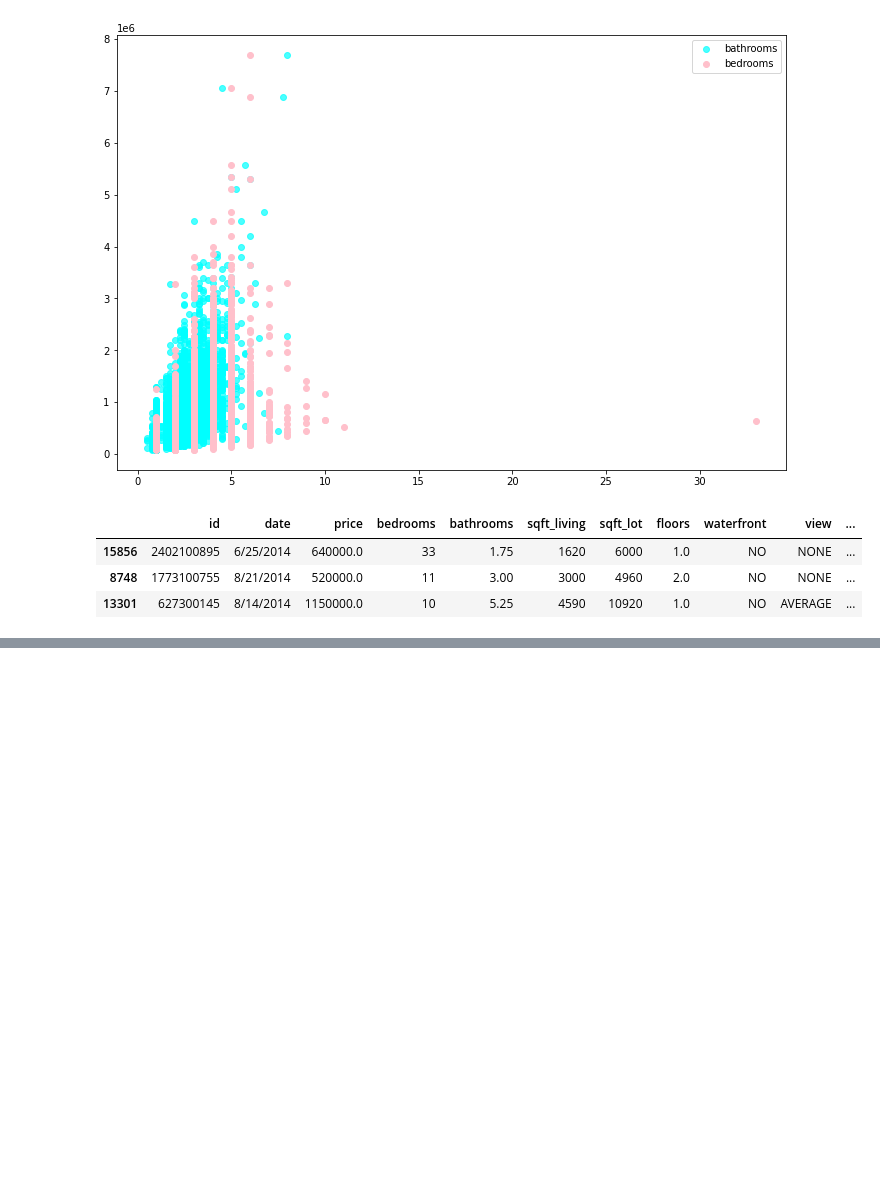
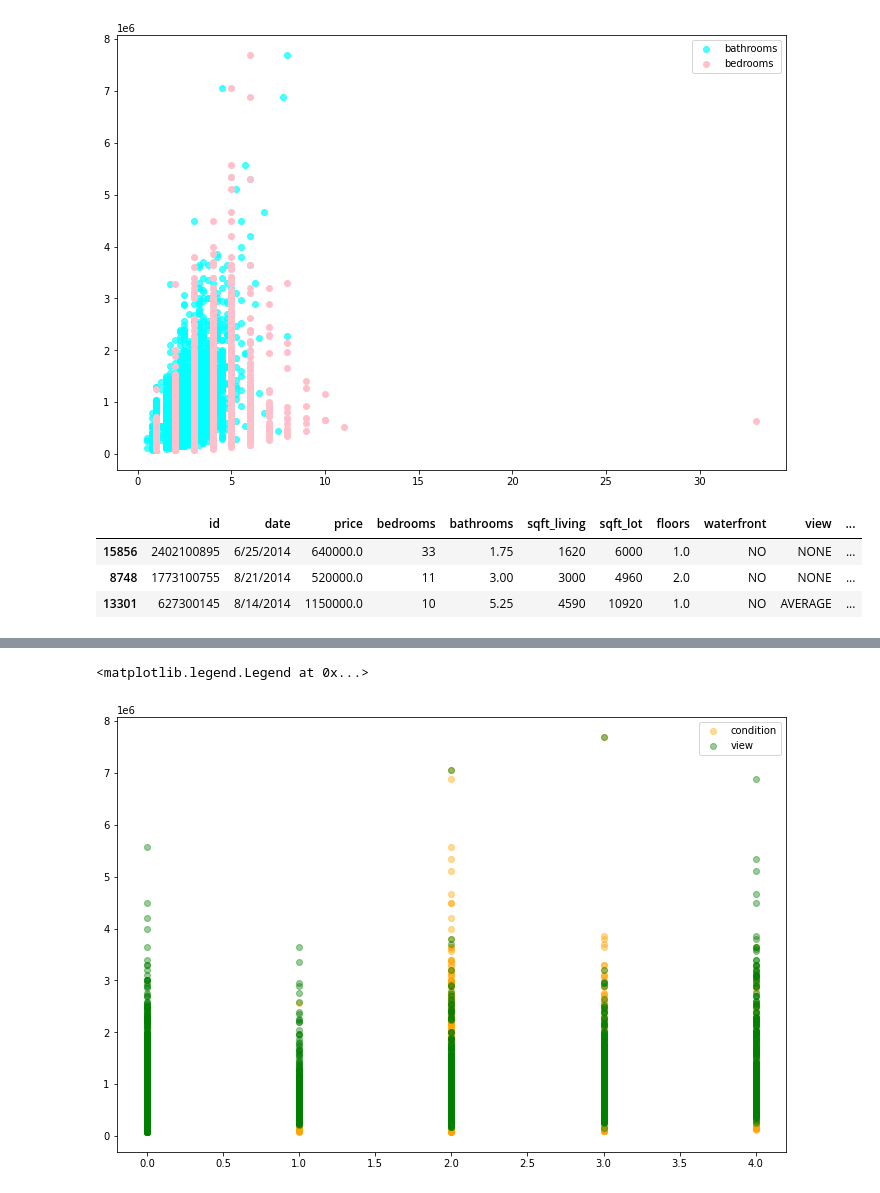
Before and after one commit to kaiuechi/flatiron-real-estate-modeling, a Jupyter notebook: code/draft.ipynb, the cells around one changed output, grey strips where cells are left out. Drawn from its saved outputs; the diff is of its cells as text; code cells hidden in the pictures; blank space fills up the shorter version.

```diff
--- a/code/draft.ipynb
+++ b/code/draft.ipynb
@@ -145,0 +553,10 @@ Validation score: 0.4917274459260839
+# %%
+fig, ax = plt.subplots(figsize=(12,8))
+#ax.scatter(x=df['grade'], y=df['price'], alpha=0.4, label='grade')
+ax.scatter(x=df['condition'], y=df['price'], alpha=0.4, label='condition', color='orange')
+ax.scatter(x=df['view'], y=df['price'], alpha=0.4, label='view', color='green')
+#ax.set_title('sqft_living vs price')
+ax.legend()
+# %% [output]
+<matplotlib.legend.Legend at 0x...>
+[figure, added]
```
Also changed, not shown: parts of 42 cells of this notebook.
